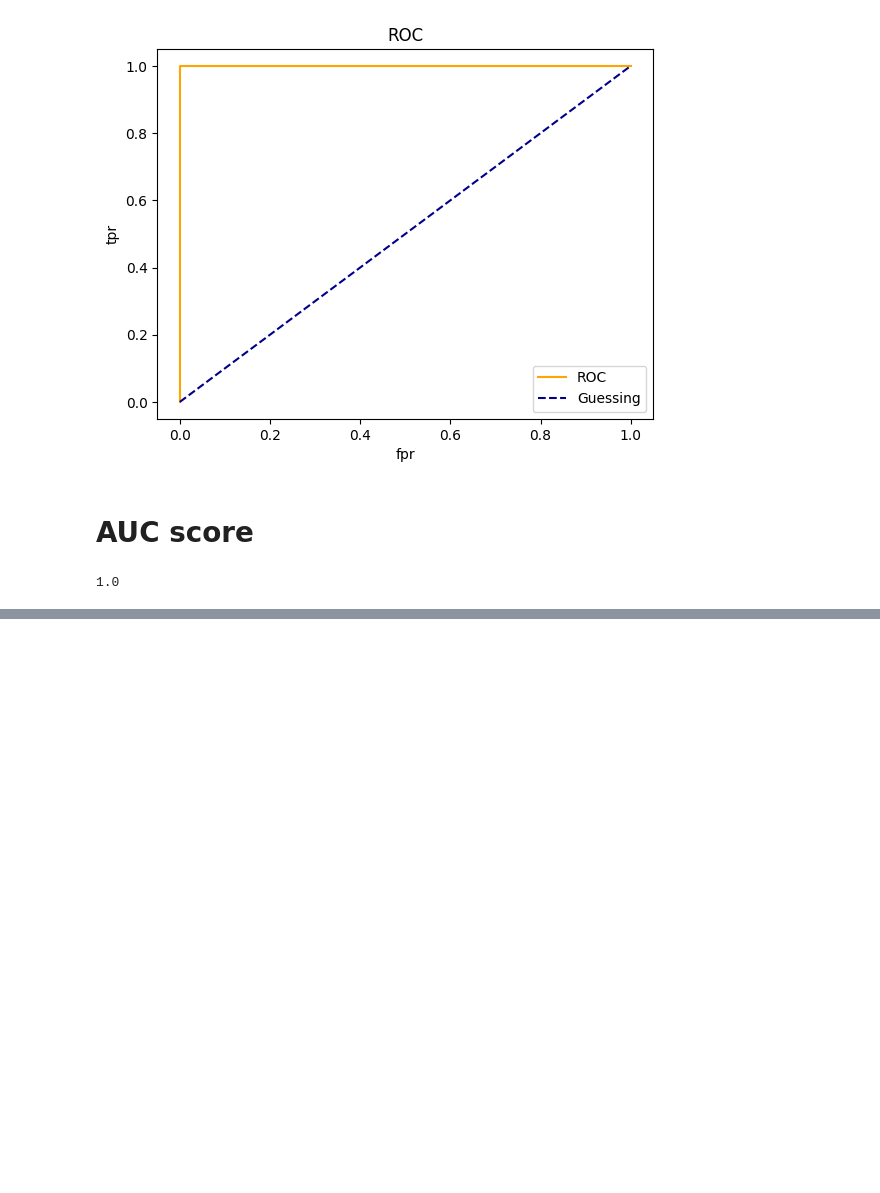
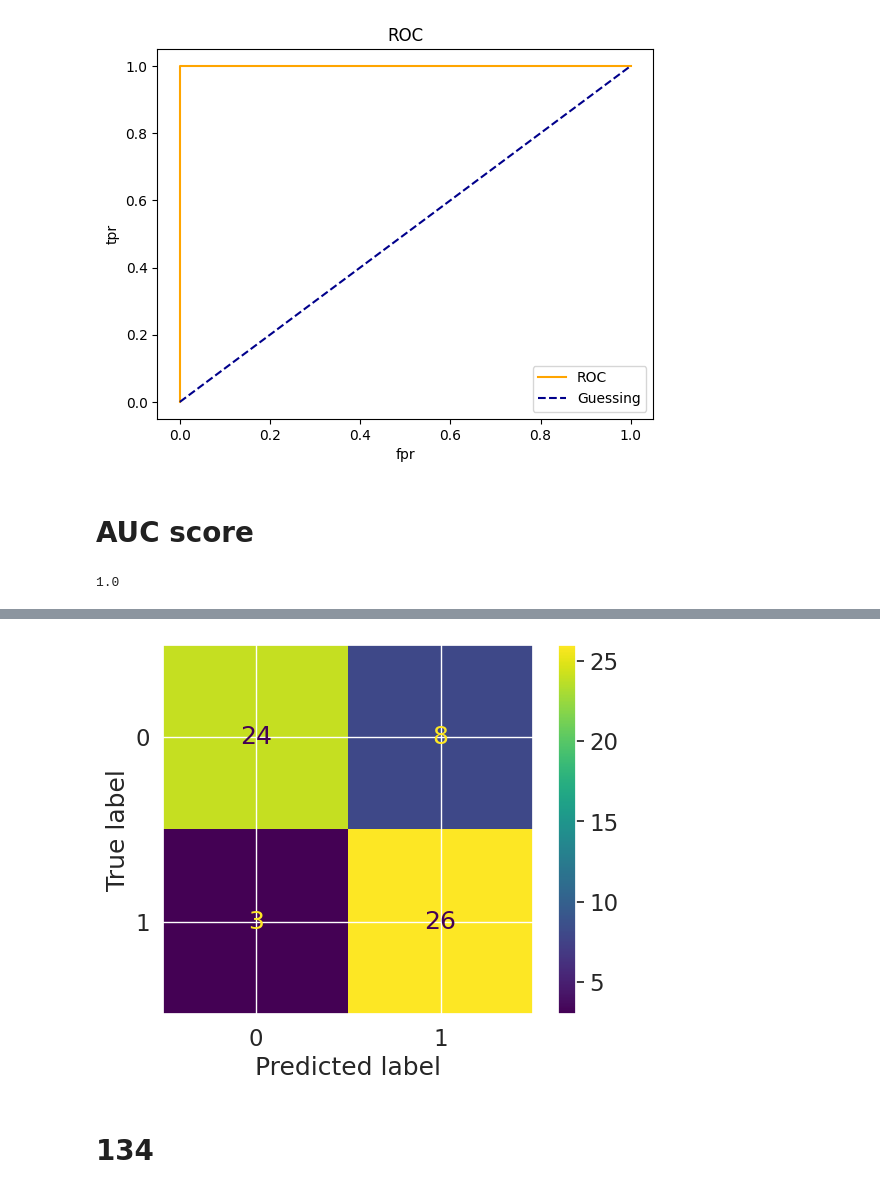
Before and after one commit to Shailsharma2604/Kaggle, a Jupyter notebook: scikitlearn-basic.ipynb, the cells around one changed output, grey strips where cells are left out. Cells and saved outputs as stored; diff of their text form; code cells hidden in the pictures; blank space fills up the shorter version.

```diff
--- a/scikitlearn-basic.ipynb
+++ b/scikitlearn-basic.ipynb
@@ -1648,0 +1697,7 @@ roc_auc_score(y_test,y_test)
+# %%
+ConfusionMatrixDisplay.from_predictions(y_true=y_test,
+                                        y_pred=y_preds);
+# %% [output]
+[figure, added]
+# %% [markdown]
+# 134
```
Also changed, not shown: parts of 19 cells of this notebook.
